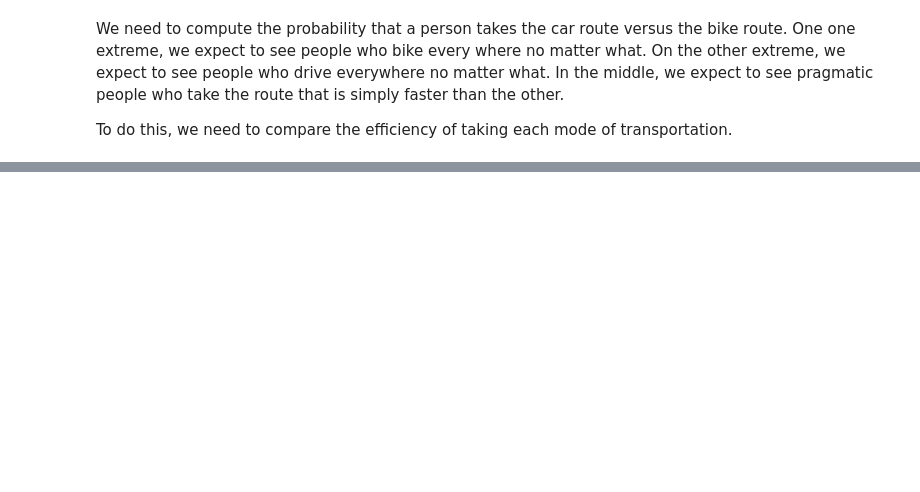
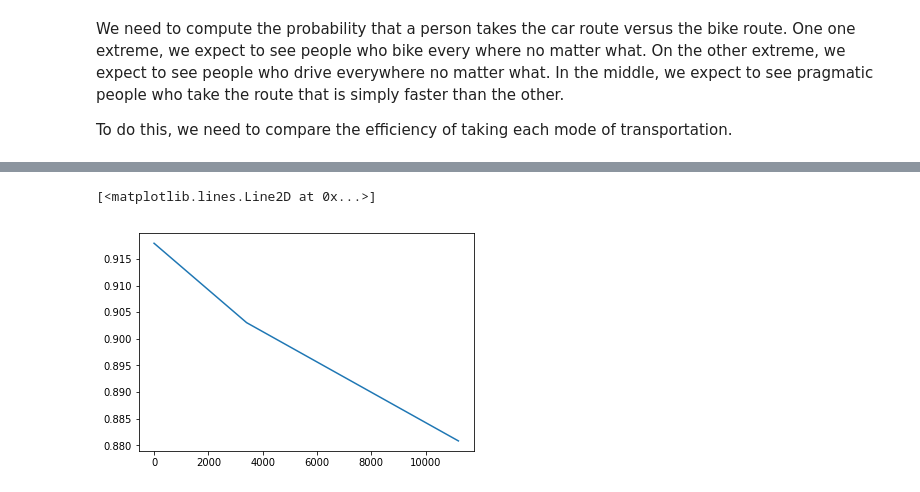
Before and after one commit to jzerez/BikeNetworks, a Jupyter notebook: code/Final Notebook_Nate_Jon.ipynb, the cells around one changed output, grey strips where cells are left out. Drawn from its saved outputs; the diff is of its cells as text; code cells hidden in the pictures; blank space fills up the shorter version.

```diff
--- a/code/Final Notebook_Nate_Jon.ipynb
+++ b/code/Final Notebook_Nate_Jon.ipynb
@@ -461,0 +444,25 @@ plt.show()
+# %%
+def route_decision_2(directness_bike, directness_car):
+    '''
+    directness_bike: The directness of taking a bike between two different nodes
+    directness_car: The directness of taking a car between two different nodes
+
+    returns threshold needed to ensure the user will choose to bike
+    threshold: decision threshold (from zero to one)
+        if threshold == 1: the user will always choose to bike
+        if threshold == 0.5: the user will always choose the more efficient route
+        if threshold == 0: the user will always choose to drive
+
+    '''
+    dcar = directness_car**-1
+    dbike = directness_bike**-1
+
+    return dbike / (dcar + dbike)
+# %%
+alphas = []
+for d in directness:
+    alphas.append(route_decision_2(d, rcc))
+plt.plot(np.cumsum(lengths), alphas)
+# %% [output]
+[<matplotlib.lines.Line2D at 0x...>]
+[figure, added]
```
Also changed, not shown: parts of 15 cells of this notebook, 2 other files.
